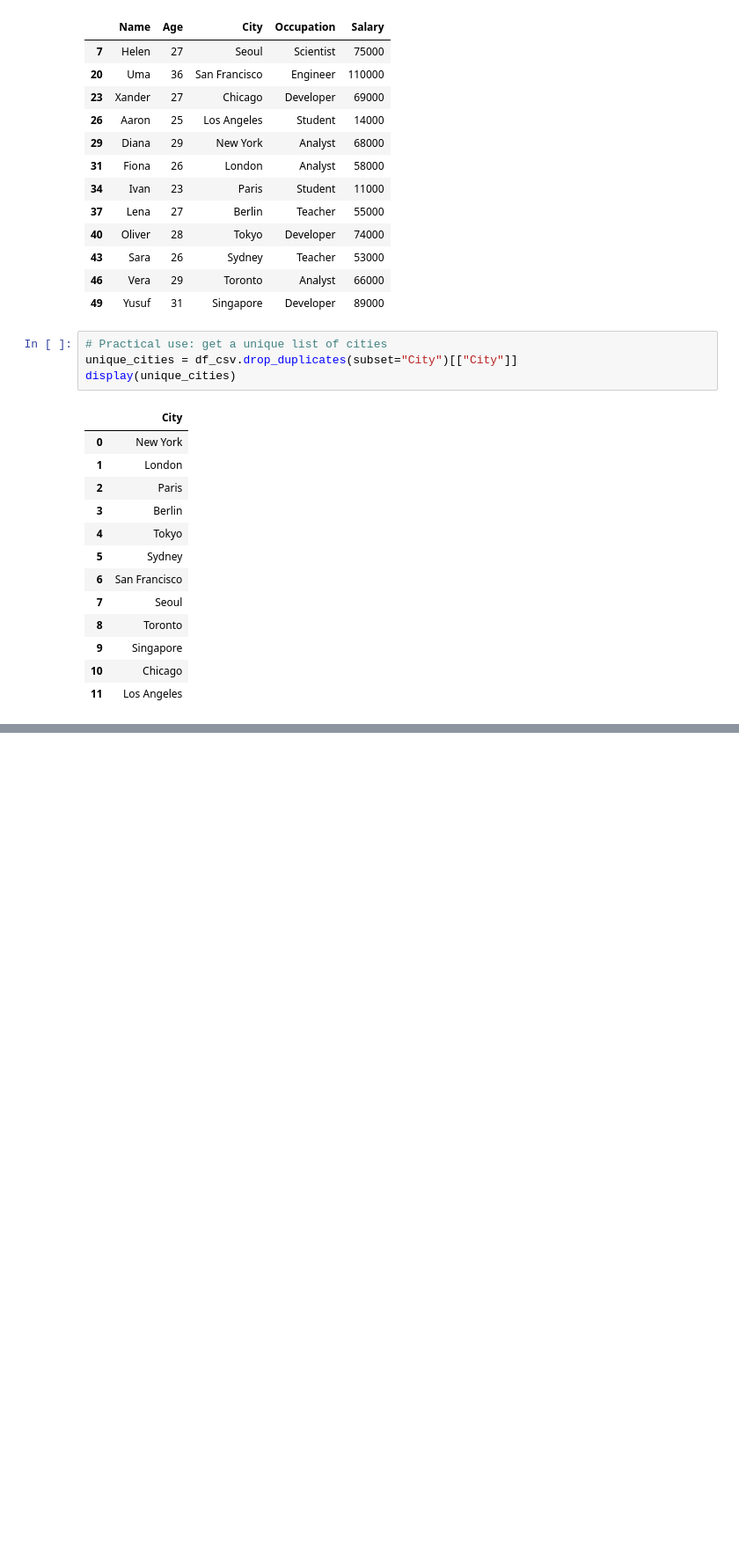
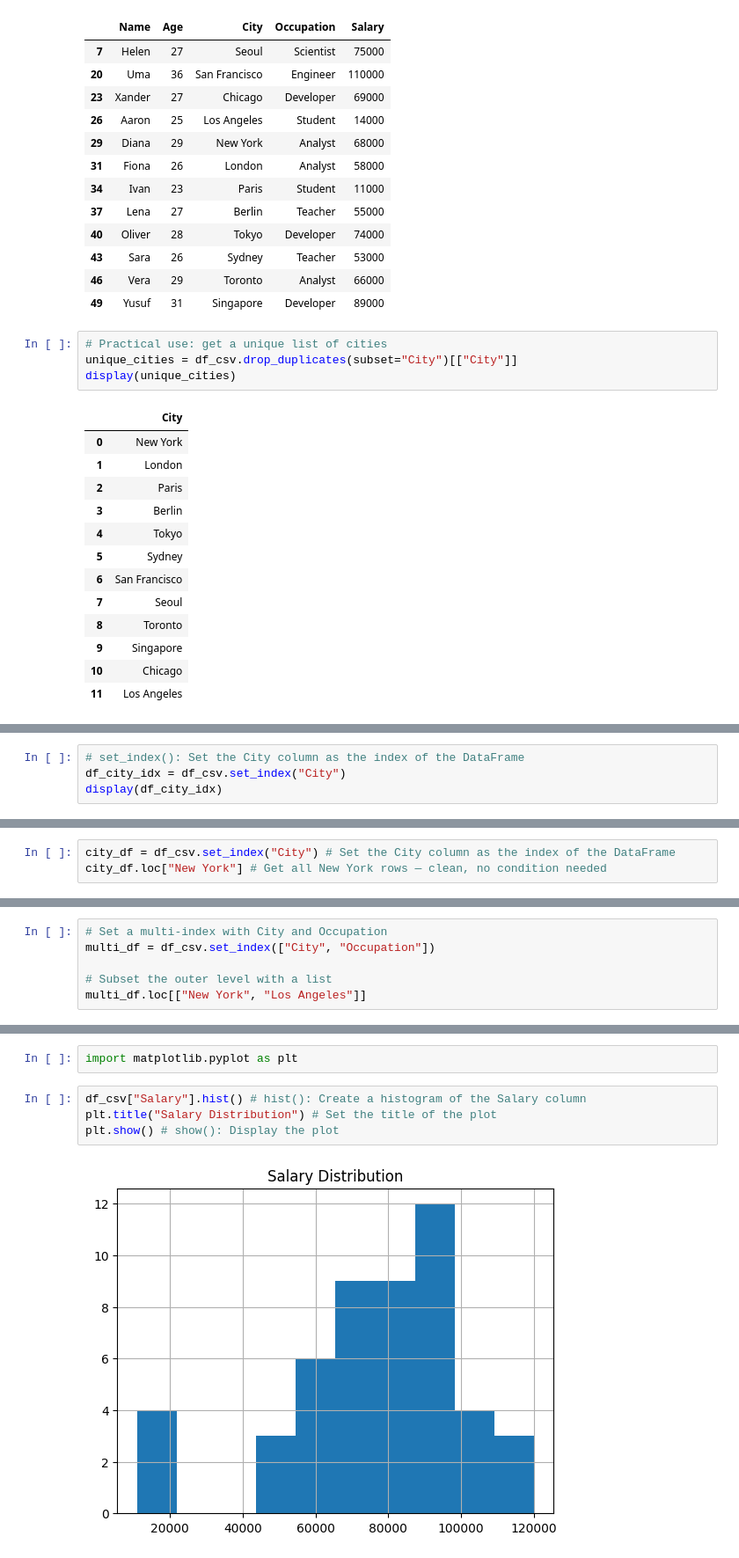
Before and after one commit to Jing-Gu/data-science-roadmap, a Jupyter notebook: pandas_data_manipulation.ipynb, the cells around one changed output, grey strips where cells are left out. Shown at 88% size. Cells and saved outputs as stored; diff of their text form; blank space fills up the shorter version.

```diff
--- a/pandas_data_manipulation.ipynb
+++ b/pandas_data_manipulation.ipynb
@@ -597,0 +738,4 @@ display(unique_cities)
+# %%
+# set_index(): Set the City column as the index of the DataFrame
+df_city_idx = df_csv.set_index("City")
+display(df_city_idx)
@@ -597,0 +835,3 @@ display(unique_cities)
+# %%
+city_df = df_csv.set_index("City") # Set the City column as the index of the DataFrame
+city_df.loc["New York"] # Get all New York rows — clean, no condition needed
@@ -597,0 +882,6 @@ display(unique_cities)
+# %%
+# Set a multi-index with City and Occupation
+multi_df = df_csv.set_index(["City", "Occupation"])
+
+# Subset the outer level with a list
+multi_df.loc[["New York", "Los Angeles"]]
@@ -597,0 +949,8 @@ display(unique_cities)
+# %%
+import matplotlib.pyplot as plt
+# %%
+df_csv["Salary"].hist() # hist(): Create a histogram of the Salary column
+plt.title("Salary Distribution") # Set the title of the plot
+plt.show() # show(): Display the plot
+# %% [output]
+[figure, added]
```
Also changed, not shown: parts of 41 cells of this notebook, 6 other files.
